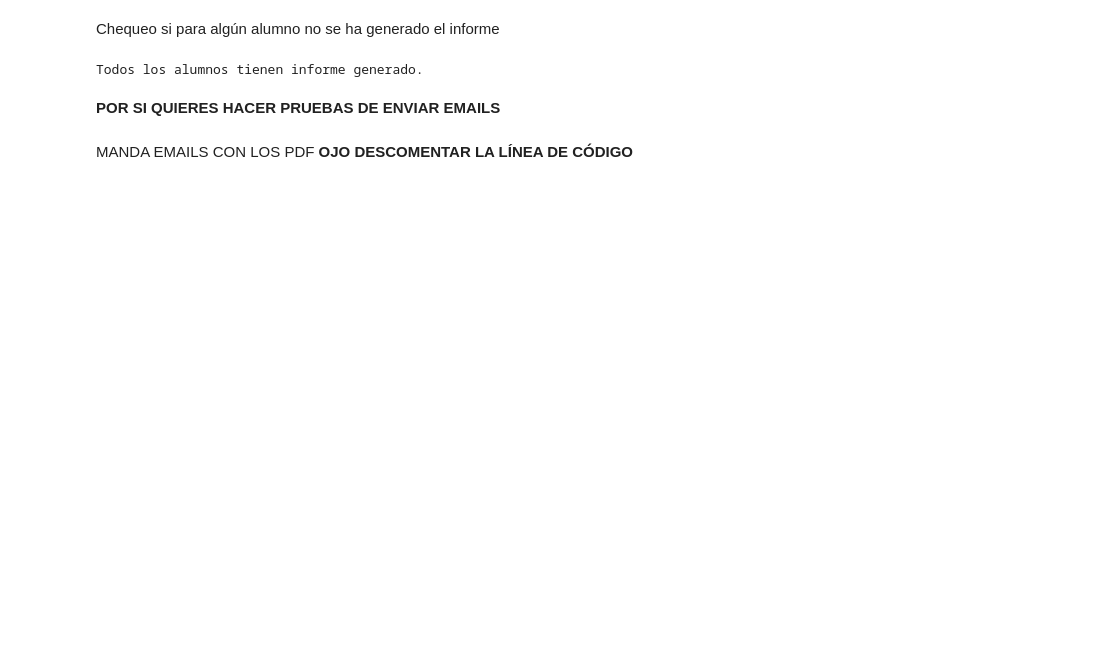
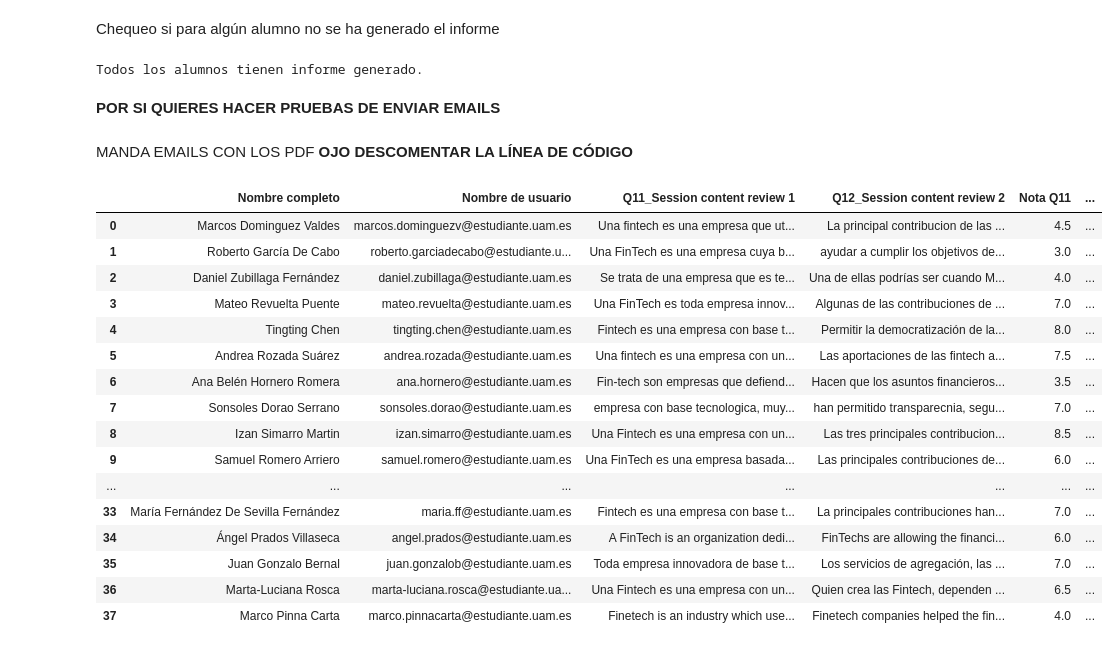
Before and after one commit to alfonso-santos/encuestas, a Jupyter notebook: src/evalua_encuestas.ipynb, the cells around one changed output. Cells and saved outputs as stored; diff of their text form; code cells hidden in the pictures; blank space fills up the shorter version.

Commit message:
Adaptado tras encuesta Fintech

```diff
--- a/src/evalua_encuestas.ipynb
+++ b/src/evalua_encuestas.ipynb
@@ -160,7 +160,7 @@ def leer_encuestas(file_path_csv):
         raise ValueError("El archivo CSV está vacío o no contiene datos válidos.")
 
     # Definir la lista de columnas que queremos seleccionar
-    columnas_seleccionadas = ['Nombre completo', 'Nombre de usuario', 'Q11_Específica 1', 'Q12_Específica 2']
+    columnas_seleccionadas = ['Nombre completo', 'Nombre de usuario', 'Q11_Session content review 1', 'Q12_Session content review 2']
 
     # Verificar si las columnas están presentes
     columnas_disponibles = all(col in df.columns for col in columnas_seleccionadas)
@@ -259,8 +266,8 @@ def procesar_respuesta(index, row, criterios_q11, criterios_q12):
     Evalúa las respuestas de Q11 y Q12 y retorna los resultados.
     """
     # Obtener las respuestas para Q11 y Q12 de las columnas correspondientes
-    respuesta_q11 = row['Q11_Específica 1']
-    respuesta_q12 = row['Q12_Específica 2']
+    respuesta_q11 = row['Q11_Session content review 1']
+    respuesta_q12 = row['Q12_Session content review 2']
 
     # Evaluar la respuesta a Q11
     nota_q11, comentario_q11 = evaluar_respuesta_gpt(respuesta_q11, "\n".join(criterios_q11), PREGUNTA_1, PREGUNTA_2)
@@ -413,12 +420,12 @@ def generar_informes(df_resultado, nombre_sesion, criterios_q11, criterios_q12):
             'nombre_alumno': row['Nombre completo'],
             'titulo_sesion': nombre_sesion,
             'pregunta_1': PREGUNTA_1,
-            'respuesta_q11': row['Q11_Específica 1'],
+            'respuesta_q11': row['Q11_Session content review 1'],
             'nota_q11': row['Nota Q11'],
             'comentario_q11': row['Comentario Q11'],
             'criterios_q11': criterios_q11_formateados,  # Incluir criterios formateados para Q11
             'pregunta_2': PREGUNTA_2,
-            'respuesta_q12': row['Q12_Específica 2'],
+            'respuesta_q12': row['Q12_Session content review 2'],
             'nota_q12': row['Nota Q12'],
             'comentario_q12': row['Comentario Q12'],
             'criterios_q12': criterios_q12_formateados,  # Incluir criterios formateados para Q12
@@ -593,12 +600,12 @@ CRITERIOS_PATH = '/workspace/src/criterios.txt'
 DIR_REPORTS = '/workspace/reports'
 
 # Datos de la sesión
-NOMBRE_SESION = 'IA Aplicada a las Finanzas'
-PREGUNTA_1 = '¿Cuáles son las cuatro áreas de conocimiento de la IA?'
-PREGUNTA_2 = '¿Qué es un algoritmo de mejor ejecución?'
+NOMBRE_SESION = 'FinTech'
+PREGUNTA_1 = 'What is a FinTech? Define the term and name at least three different types of fintech, describing each one in a sentence.'
+PREGUNTA_2 = 'What have been the main contributions of FinTech companies to the financial sector? Mention at least three key contributions.'
 
 # Ficherocon las respuestas de los alumnos
-file_path_csv = "/workspace/data/EVALUACI_N_SESI_N_GUILLERMO_2311.csv"
+file_path_csv = "/workspace/data/FINTECH_SESSION_SURVEY.csv"
 # %% [markdown]
 CARGO LAS CLAVES
 # %%
@@ -660,6 +667,26 @@ Todos los alumnos tienen informe generado.
 # df_resultado
 # %% [markdown]
  MANDA EMAILS CON LOS PDF  **OJO DESCOMENTAR LA LÍNEA DE CÓDIGO**
+# %%
+df_resultado
+# %% [output]
+|  | Nombre completo | Nombre de usuario | Q11_Session content review 1 | Q12_Session content review 2 | Nota Q11 | ... |
+| 0 | Marcos Dominguez Valdes | marcos.dominguezv@estudiante.uam.es | Una fintech es una empresa que ut... | La principal contribucion de las ... | 4.5 | ... |
+| 1 | Roberto García De Cabo | roberto.garciadecabo@estudiante.u... | Una FinTech es una empresa cuya b... | ayudar a cumplir los objetivos de... | 3.0 | ... |
+| 2 | Daniel Zubillaga Fernández | daniel.zubillaga@estudiante.uam.es | Se trata de una empresa que es te... | Una de ellas podrías ser cuando M... | 4.0 | ... |
+| 3 | Mateo Revuelta Puente | mateo.revuelta@estudiante.uam.es | Una FinTech es toda empresa innov... | Algunas de las contribuciones de ... | 7.0 | ... |
+| 4 | Tingting Chen | tingting.chen@estudiante.uam.es | Fintech es una empresa con base t... | Permitir la democratización de la... | 8.0 | ... |
+| 5 | Andrea Rozada Suárez | andrea.rozada@estudiante.uam.es | Una fintech es una empresa con un... | Las aportaciones de las fintech a... | 7.5 | ... |
+| 6 | Ana Belén Hornero Romera | ana.hornero@estudiante.uam.es | Fin-tech son empresas que defiend... | Hacen que los asuntos financieros... | 3.5 | ... |
+| 7 | Sonsoles Dorao Serrano | sonsoles.dorao@estudiante.uam.es | empresa con base tecnologica, muy... | han permitido transparecnia, segu... | 7.0 | ... |
+| 8 | Izan Simarro Martin | izan.simarro@estudiante.uam.es | Una Fintech es una empresa con un... | Las tres principales contribucion... | 8.5 | ... |
+| 9 | Samuel Romero Arriero | samuel.romero@estudiante.uam.es | Una FinTech es una empresa basada... | Las principales contribuciones de... | 6.0 | ... |
+| ... | ... | ... | ... | ... | ... | ... |
+| 33 | María Fernández De Sevilla Fernández | maria.ff@estudiante.uam.es | Fintech es una empresa con base t... | La principales contribuciones han... | 7.0 | ... |
+| 34 | Ángel Prados Villaseca | angel.prados@estudiante.uam.es | A FinTech is an organization dedi... | FinTechs are allowing the financi... | 6.0 | ... |
+| 35 | Juan Gonzalo Bernal | juan.gonzalob@estudiante.uam.es | Toda empresa innovadora de base t... | Los servicios de agregación, las ... | 7.0 | ... |
+| 36 | Marta-Luciana Rosca | marta-luciana.rosca@estudiante.ua... | Una Fintech es una empresa con un... | Quien crea las Fintech, dependen ... | 6.5 | ... |
+| 37 | Marco Pinna Carta | marco.pinnacarta@estudiante.uam.es | Finetech is an industry which use... | Finetech companies helped the fin... | 4.0 | ... |
 # %%
 # Enviar los correos con los informes adjuntos usando la nueva función enviar_informes_por_correo
 
```
Also changed, not shown: parts of 5 cells of this notebook, 8 other files.
